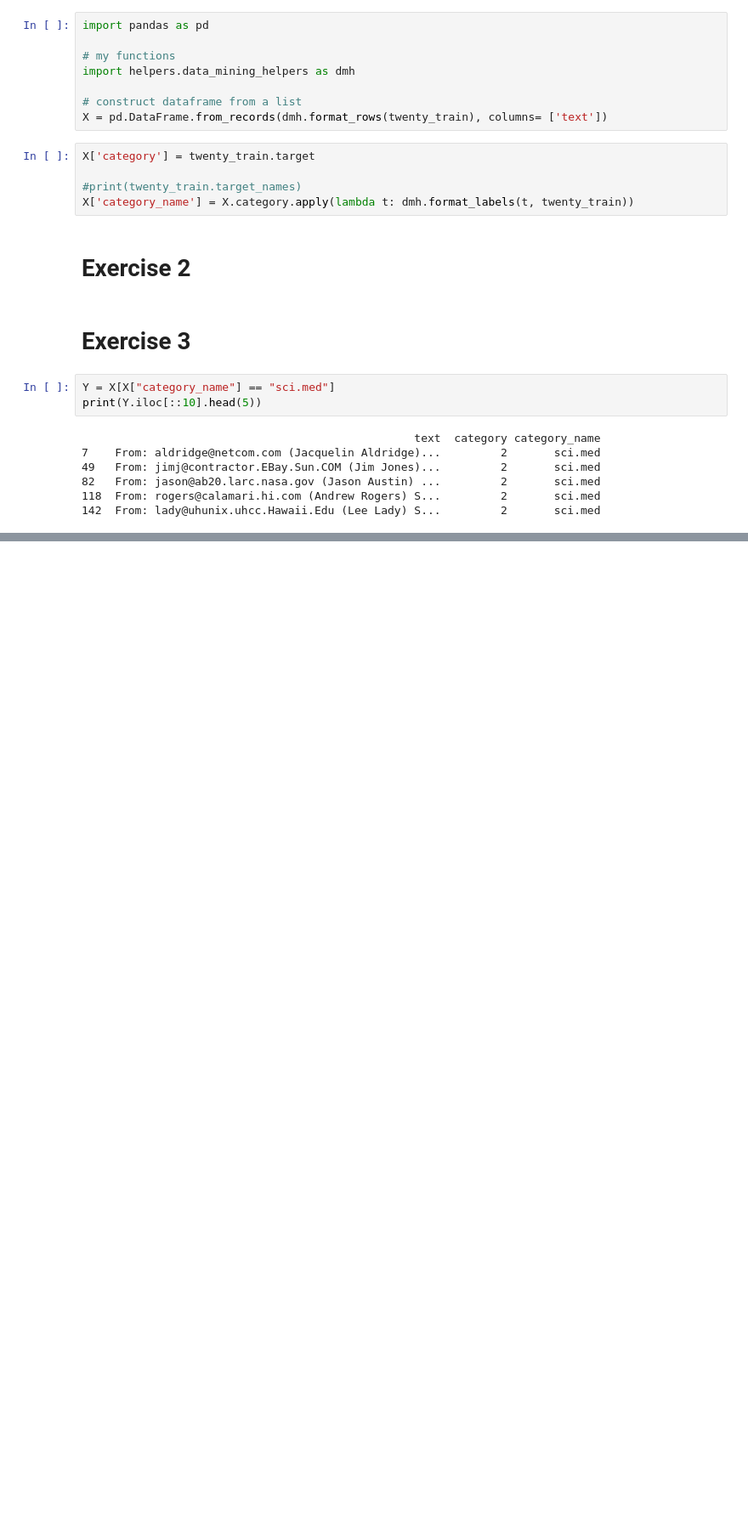
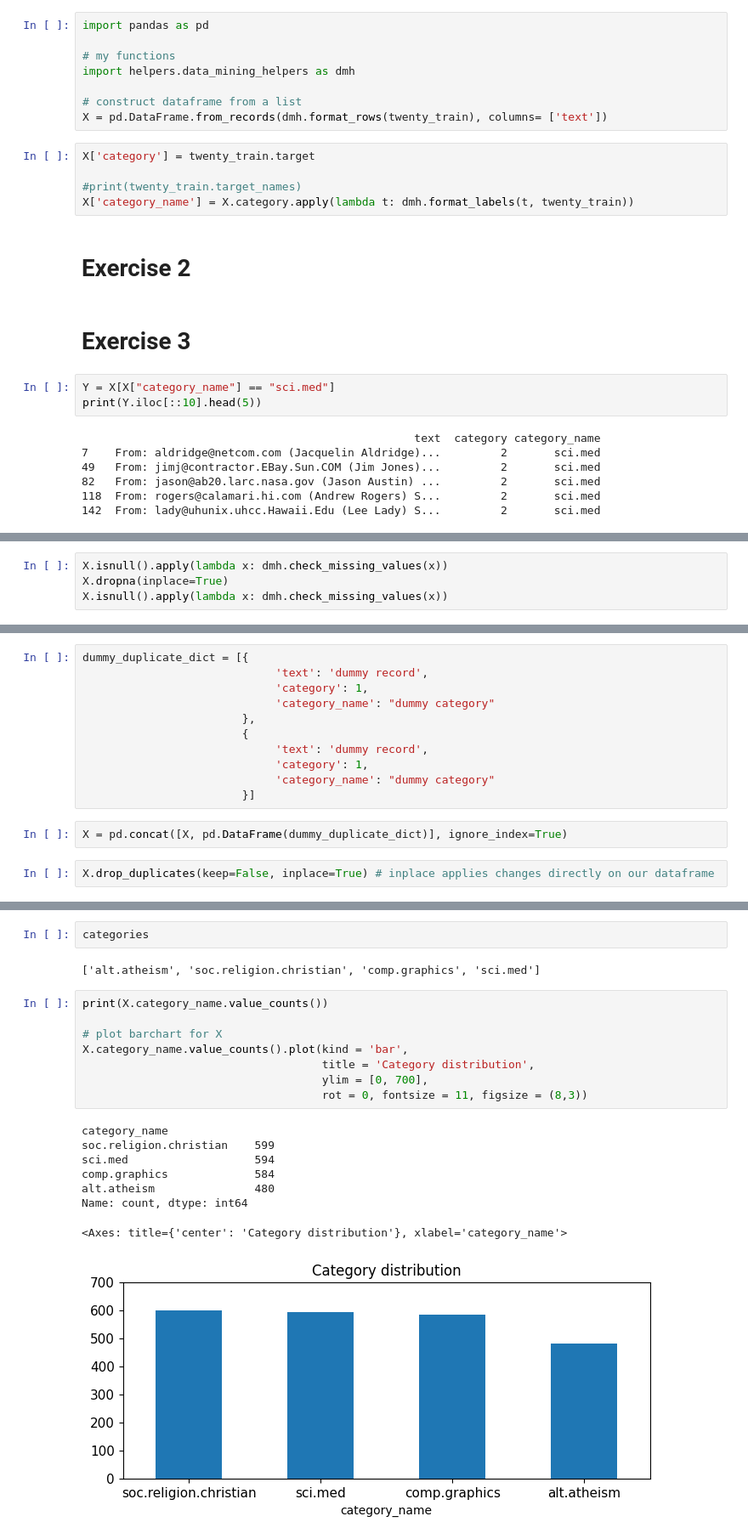
Before and after one commit to samjun99/DM2025-Lab1-Exercise, a Jupyter notebook: Test_1.ipynb, the cells around one changed output, grey strips where cells are left out. Shown: that part at 85% size. Saved outputs shown, nothing was run; the diff lists cells and outputs as text; blank space fills up the shorter version.

```diff
--- a/Test_1.ipynb
+++ b/Test_1.ipynb
@@ -93,0 +128,4 @@ print(Y.iloc[::10].head(5))
+# %%
+X.isnull().apply(lambda x: dmh.check_missing_values(x))
+X.dropna(inplace=True)
+X.isnull().apply(lambda x: dmh.check_missing_values(x))
@@ -93,0 +174,15 @@ print(Y.iloc[::10].head(5))
+# %%
+dummy_duplicate_dict = [{
+                             'text': 'dummy record',
+                             'category': 1,
+                             'category_name': "dummy category"
+                        },
+                        {
+                             'text': 'dummy record',
+                             'category': 1,
+                             'category_name': "dummy category"
+                        }]
+# %%
+X = pd.concat([X, pd.DataFrame(dummy_duplicate_dict)], ignore_index=True)
+# %%
+X.drop_duplicates(keep=False, inplace=True) # inplace applies changes directly on our dataframe
@@ -93,0 +212,21 @@ print(Y.iloc[::10].head(5))
+# %%
+categories
+# %% [output]
+['alt.atheism', 'soc.religion.christian', 'comp.graphics', 'sci.med']
+# %%
+print(X.category_name.value_counts())
+
+# plot barchart for X
+X.category_name.value_counts().plot(kind = 'bar',
+                                    title = 'Category distribution',
+                                    ylim = [0, 700],
+                                    rot = 0, fontsize = 11, figsize = (8,3))
+# %% [output]
+category_name
+soc.religion.christian    599
+sci.med                   594
+comp.graphics             584
+alt.atheism               480
+Name: count, dtype: int64
+<Axes: title={'center': 'Category distribution'}, xlabel='category_name'>
+[figure, added]
```
Also changed, not shown: parts of 28 cells of this notebook, 1 other file.
